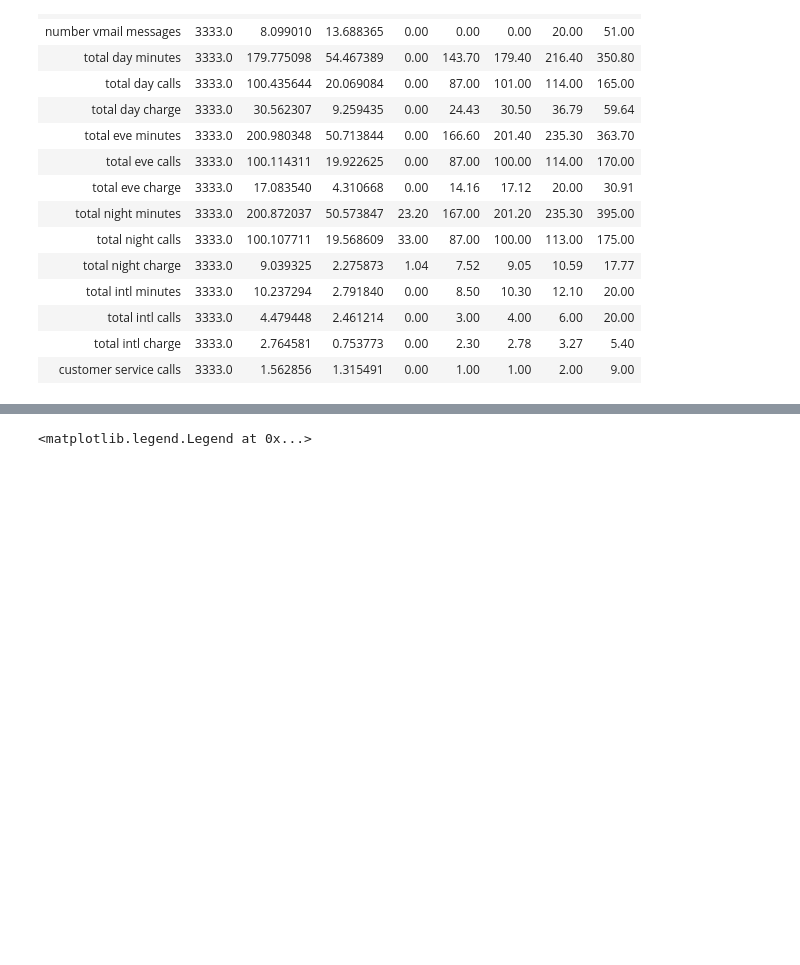
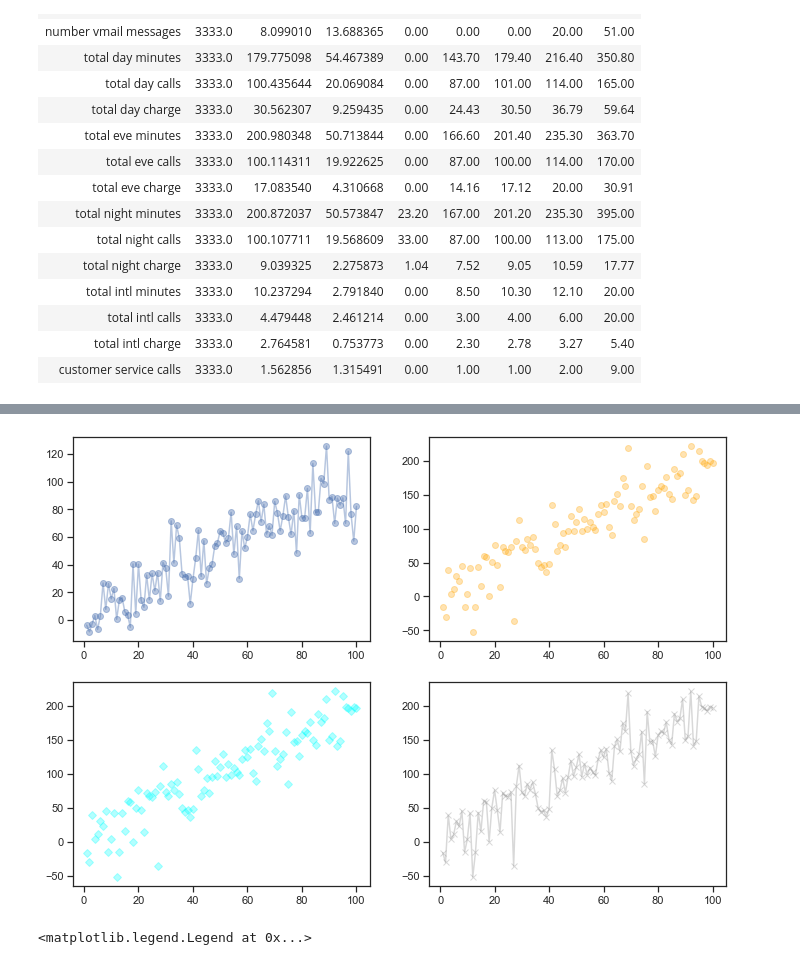
Before and after one commit to bkdatl/vizdemo, a Jupyter notebook: Untitled.ipynb, the cells around one changed output, grey strips where cells are left out. Saved outputs shown, nothing was run; the diff lists cells and outputs as text; code cells hidden in the pictures; blank space fills up the shorter version.

Commit message:
new data added

```diff
--- a/Untitled.ipynb
+++ b/Untitled.ipynb
@@ -52,11 +48,3 @@ df['customer service calls'].value_counts().plot(kind='bar')
 # %% [output]
 <matplotlib.axes._subplots.AxesSubplot at 0x...>
 [figure]
-# %%
-sns.set()
-corr_map = sns.load_dataset(df["total intl charge", "customer service calls", "churn"])
-churn = corr_map.pivot("total intl charge", "customer service calls", "churn")
-
-
-f, ax = plt.subplots(figsize=(9,6))
-sns.heatmap(churn, annot=True, fmt="d", linewidths=.5, ax=ax)
@@ -94,19 +69,0 @@ AttributeError: 'DataFrame' object has no attribute 'select'
-# %%
-sns.set(style="white", rc={"axes.facecolor": (0, 0, 0, 0)})
-
-# Create the data
-rs = np.random.RandomState(1979)
-x = rs.randn(500)
-g = np.tile(list("ABCDEFGHIJ"), 50)
-df = pd.DataFrame(dict(x=x, g=g))
-m = df.g.map(ord)
-df["x"] += m
-
-# Initialize the FacetGrid object
-pal = sns.cubehelix_palette(10, rot=-.25, light=.7)
-g = sns.FacetGrid(df, row="g", hue="g", aspect=15, height=.5, palette=pal)
-
-# Draw the densities in a few steps
-g.map(sns.kdeplot, "x", clip_on=False, shade=True, alpha=1, lw=1.5, bw=.2)
-g.map(sns.kdeplot, "x", clip_on=False, color="w", lw=2, bw=.2)
-g.map(plt.axhline, y=0, lw=2, clip_on=False)
@@ -116,3 +87,20 @@ AttributeError: module 'matplotlib' has no attribute 'axhline'
+# %%
+
+df=pd.DataFrame({'x': range(1,101), 'y': np.random.randn(100)*15+range(1,101),
+                 'z': (np.random.randn(100)*15+range(1,101))*2 })
+
+# Cut the window with 2 rows and 2 columns:
+plt.subplot(221)
+plt.plot( 'x', 'y', data=df, marker='o', alpha=0.4)
+plt.subplot(222)
+plt.plot( 'x','z', data=df, linestyle='none', marker='o', color="orange", alpha=0.3)
+plt.subplot(223)
+plt.plot( 'x','z', data=df, linestyle='none', marker='D', color="cyan", alpha=0.3)
+plt.subplot(224)
+plt.plot( 'x','z', data=df, marker='x', color="grey", alpha=0.3)
+plt.show()
+# %% [output]
+[figure, added]
 # %%
 from matplotlib import pyplot as plt
 
```
Also changed, not shown: parts of 7 cells of this notebook, 1 other file.
